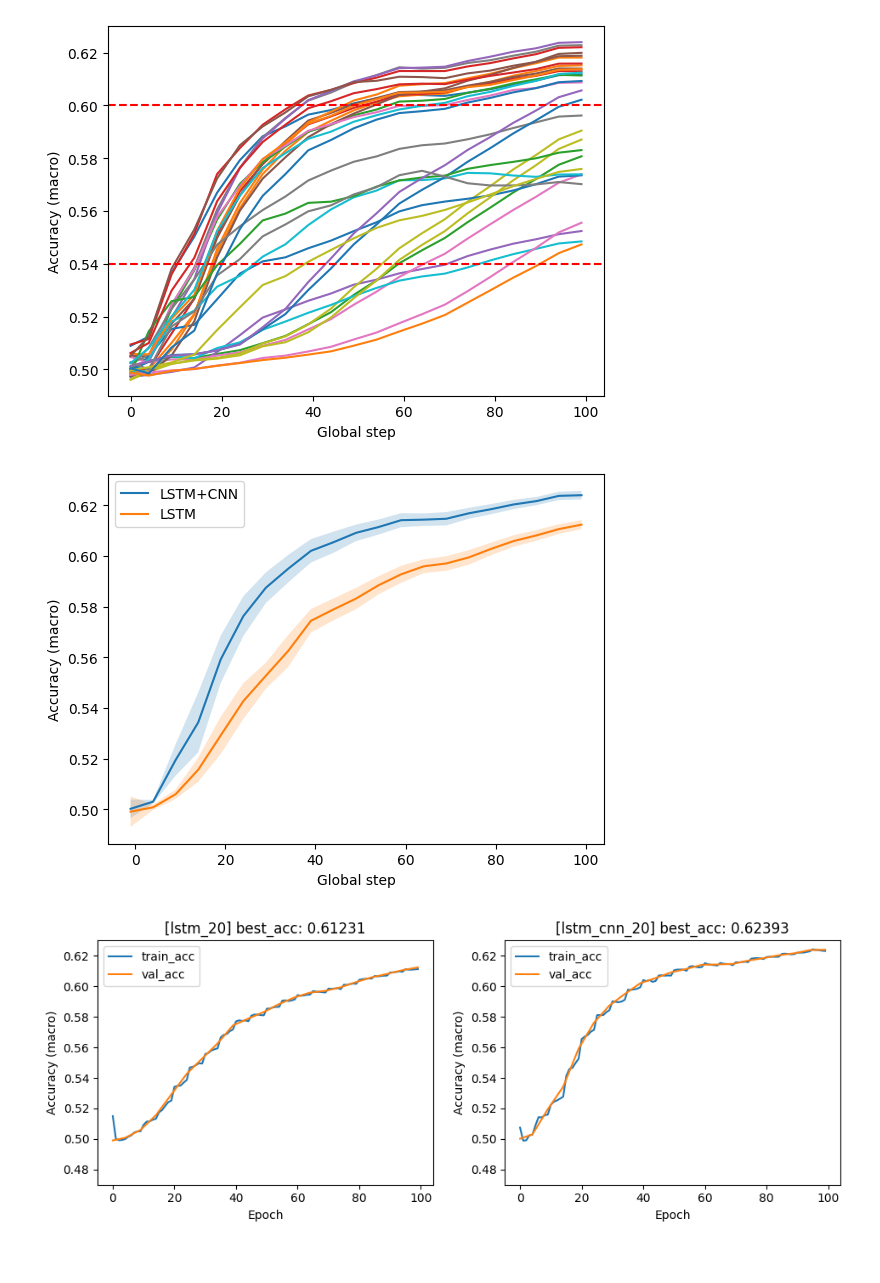
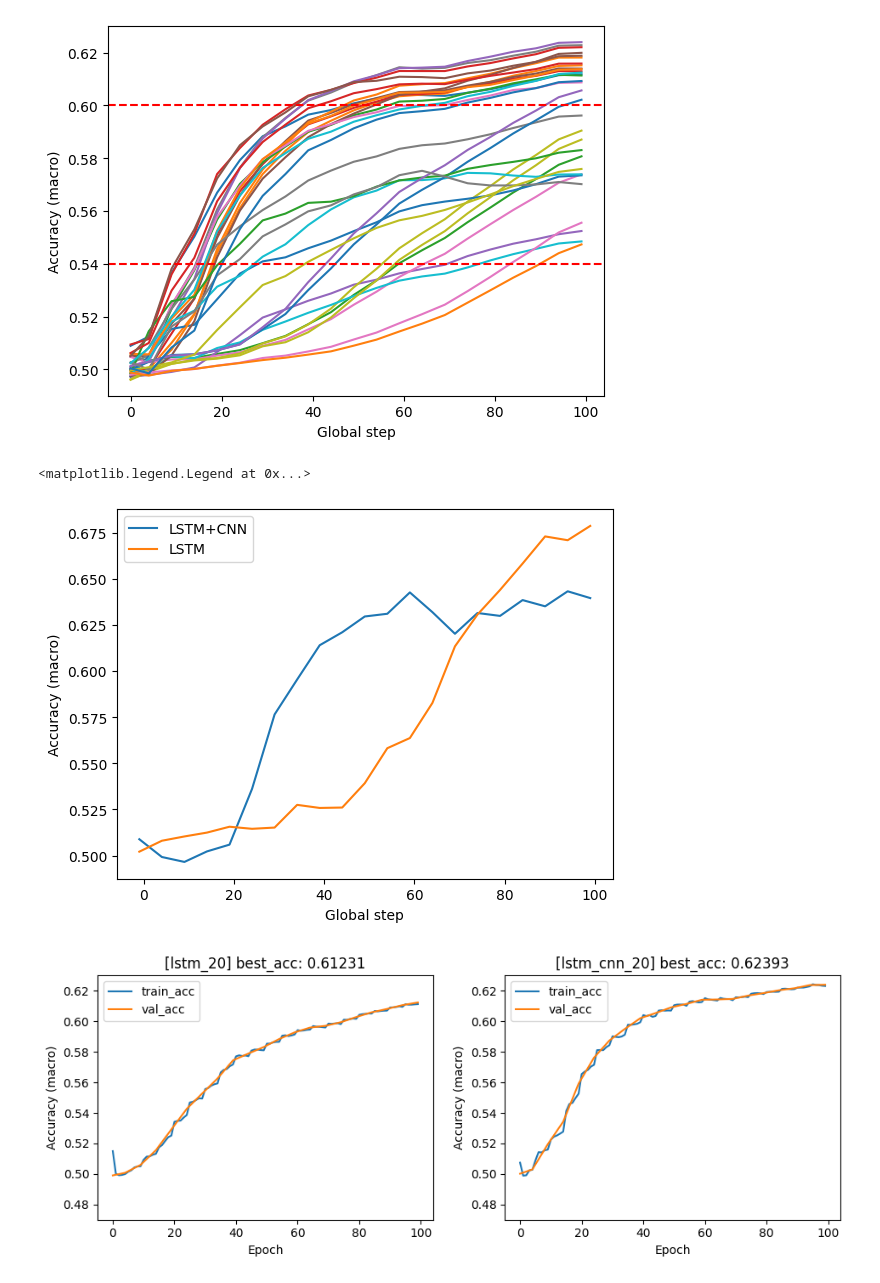
Before and after one commit to baolongnguyenmac/multi_fx, a Jupyter notebook: pretrained/analyze.ipynb, the cells around one changed output. Cells and saved outputs as stored; diff of their text form; code cells hidden in the pictures.

```diff
--- a/pretrained/analyze.ipynb
+++ b/pretrained/analyze.ipynb
@@ -78,3 +78,23 @@ for model in log.keys():
 [figure]
 [figure]
 [figure]
+# %%
+log = {}
+dataset = 'USD_JPY'
+for folder in os.listdir(f'./{dataset}'):
+    if folder.startswith('lstm'):
+        with open(f'./{dataset}/{folder}/3.json', 'r') as fi:
+            log[folder] = json.load(fi)
+
+x_axis = np.arange(-1,100,5)
+x_axis[0] = 0
+for model in log.keys():
+    # plt.plot(range(100), log[model]['train_acc'])
+    plt.plot(x_axis, log[model]['val_acc'])
+    # plt.title(f'{model}_acc')
+    plt.ylim((0.47,0.7))
+    # plt.show()
+    # break
+
+plt.axhline(y=0.57, color = 'r', linestyle = '--')
+plt.axhline(y=0.65, color = 'r', linestyle = '--')
@@ -108,37 +131,44 @@ plt.show()
 [figure]
 # %%
 log = {}
-for filename in os.listdir('./pretrained_macro_random'):
-    # if filename.endswith('.json') and filename.startswith('lstm_cnn'):
-    if filename == 'lstm_20_0.005_0.0055.json' or filename == 'lstm_cnn_20_0.005_0.005.json':
-        with open(f'./pretrained_macro_random/{filename}', 'r') as fi:
-            log[filename] = json.load(fi)
+# for filename in os.listdir('./pretrained_macro_random'):
+#     # if filename.endswith('.json') and filename.startswith('lstm_cnn'):
+#     if filename == 'lstm_20_0.005_0.0055.json' or filename == 'lstm_cnn_20_0.005_0.005.json':
+#         with open(f'./pretrained_macro_random/{filename}', 'r') as fi:
+#             log[filename] = json.load(fi)
 
-acc = np.array(log['lstm_cnn_20_0.005_0.005.json']['val_acc'])
-std = np.array(log['lstm_cnn_20_0.005_0.005.json']['val_std_acc'])
+with open('./multi_fx/lstm_20_0.001_0.0055/3.json', 'r') as fi:
+    log['lstm'] = json.load(fi)
 
-acc1 = np.array(log['lstm_20_0.005_0.0055.json']['val_acc'])
-std1 = np.array(log['lstm_20_0.005_0.0055.json']['val_std_acc'])
+with open('./multi_fx/lstm_cnn_20_0.005_0.005/3.json', 'r') as fi:
+    log['lstm_cnn'] = json.load(fi)
+
+acc = np.array(log['lstm_cnn']['val_acc'])
+std = np.array(log['lstm_cnn']['val_std_acc'])
+
+acc1 = np.array(log['lstm']['val_acc'])
+std1 = np.array(log['lstm']['val_std_acc'])
 
 # Trục x
 x = np.arange(-1,100,5)
 
 plt.plot(x, acc, label='LSTM+CNN')
-plt.fill_between(x, acc - 3*std, acc + 3*std, alpha=0.2)
+# plt.fill_between(x, acc - std, acc + std, alpha=0.2)
 
 plt.plot(x, acc1, label='LSTM')
-plt.fill_between(x, acc1 - 3*std1, acc1 + 3*std1, alpha=0.2)
+# plt.fill_between(x, acc1 - std1, acc1 + std1, alpha=0.2)
 
 # Thêm nhãn và tiêu đề
 plt.xlabel('Global step')
 plt.ylabel('Accuracy (macro)')
 plt.legend()
 
-# Hiển thị biểu đồ
-plt.savefig('../doc/img/acc.pdf', bbox_inches='tight')
-plt.show()
+# # Hiển thị biểu đồ
+# plt.savefig('../doc/img/acc.pdf', bbox_inches='tight')
+# plt.show()
 # %% [output]
+<matplotlib.legend.Legend at 0x...>
-[figure, old version]
+[figure, new version]
 # %%
 # if filename == 'lstm_20_0.005_0.0055.json' or filename == 'lstm_cnn_20_0.005_0.005.json':
 
```
Also changed, not shown: parts of 4 cells of this notebook, 1 other file.
